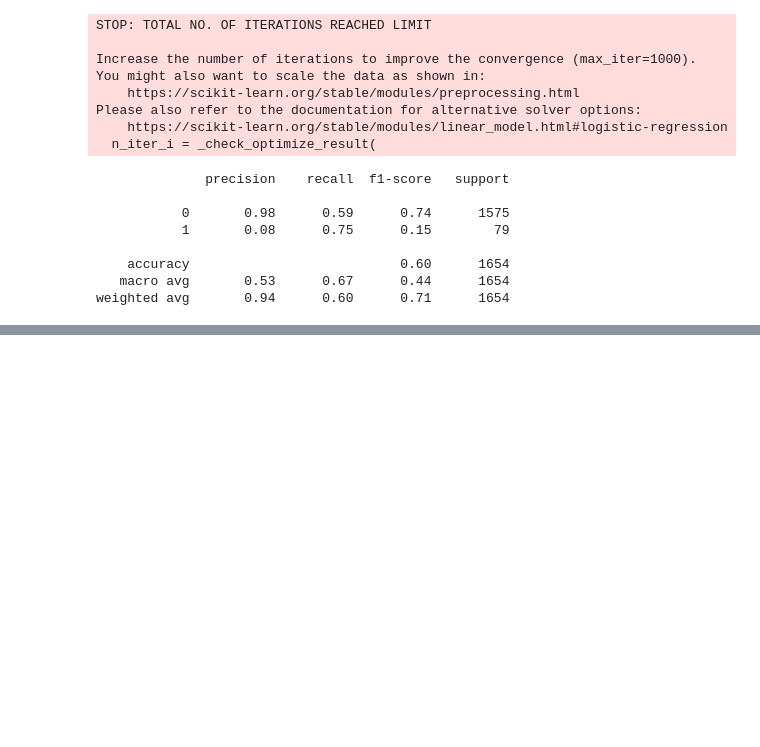
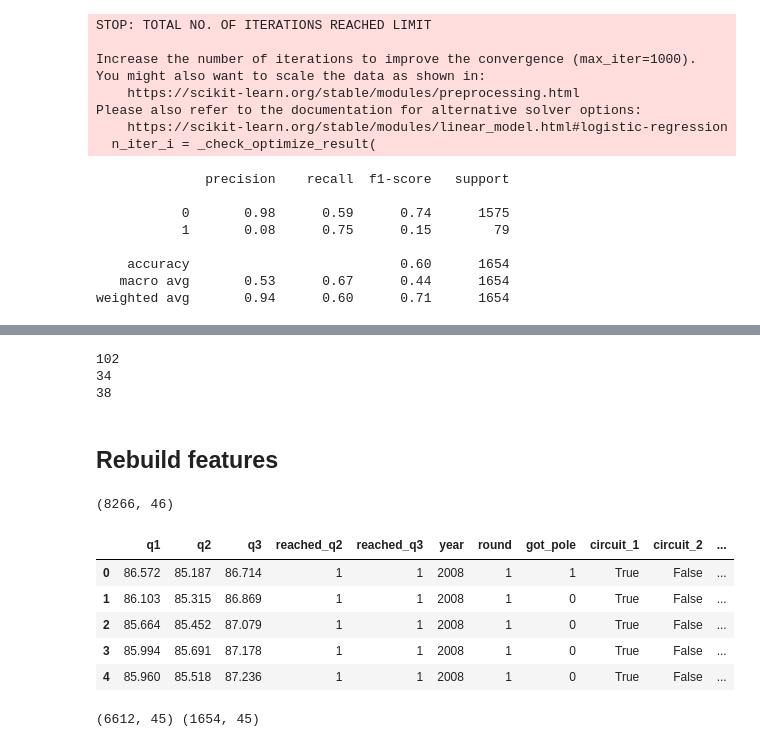
Before and after one commit to MDTahsinAlam/ml-price-predictor, a Jupyter notebook: 01_eda.ipynb, the cells around one changed output, grey strips where cells are left out. Drawn from its saved outputs; the diff is of its cells as text; code cells hidden in the pictures; blank space fills up the shorter version.

```diff
--- a/01_eda.ipynb
+++ b/01_eda.ipynb
@@ -287,0 +357,27 @@ weighted avg       0.94      0.60      0.71      1654
+# %%
+print(df_cleaned['driverId'].nunique())
+print(df_cleaned['constructorId'].nunique())
+print(df_cleaned['circuitId'].nunique())
+# %% [output]
+102
+34
+38
+# %% [markdown]
+## Rebuild features
+# %%
+features_v2 = ['q1', 'q2', 'q3', 'reached_q2', 'reached_q3', 'year', 'round', 'circuitId']
+
+df_v2 = df_cleaned[features_v2 + ['got_pole']].copy()
+
+df_v2 = pd.get_dummies(df_v2, columns=['circuitId'], prefix='circuit')
+
+print(df_v2.shape)
+df_v2.head()
+# %% [output]
+(8266, 46)
+|  | q1 | q2 | q3 | reached_q2 | reached_q3 | year | round | got_pole | circuit_1 | circuit_2 | ... |
+| 0 | 86.572 | 85.187 | 86.714 | 1 | 1 | 2008 | 1 | 1 | True | False | ... |
+| 1 | 86.103 | 85.315 | 86.869 | 1 | 1 | 2008 | 1 | 0 | True | False | ... |
+| 2 | 85.664 | 85.452 | 87.079 | 1 | 1 | 2008 | 1 | 0 | True | False | ... |
+| 3 | 85.994 | 85.691 | 87.178 | 1 | 1 | 2008 | 1 | 0 | True | False | ... |
+| 4 | 85.960 | 85.518 | 87.236 | 1 | 1 | 2008 | 1 | 0 | True | False | ... |
@@ -287,0 +387,9 @@ weighted avg       0.94      0.60      0.71      1654
+# %%
+f = df_v2[features_v2]
+t = df_v2[target_v2]
+
+f_train, f_test, t_train, t_test = train_test_split(f, t, test_size=0.2, random_state=42)
+
+print(f_train.shape, f_test.shape)
+# %% [output]
+(6612, 45) (1654, 45)
```
Also changed, not shown: parts of 15 cells of this notebook.
